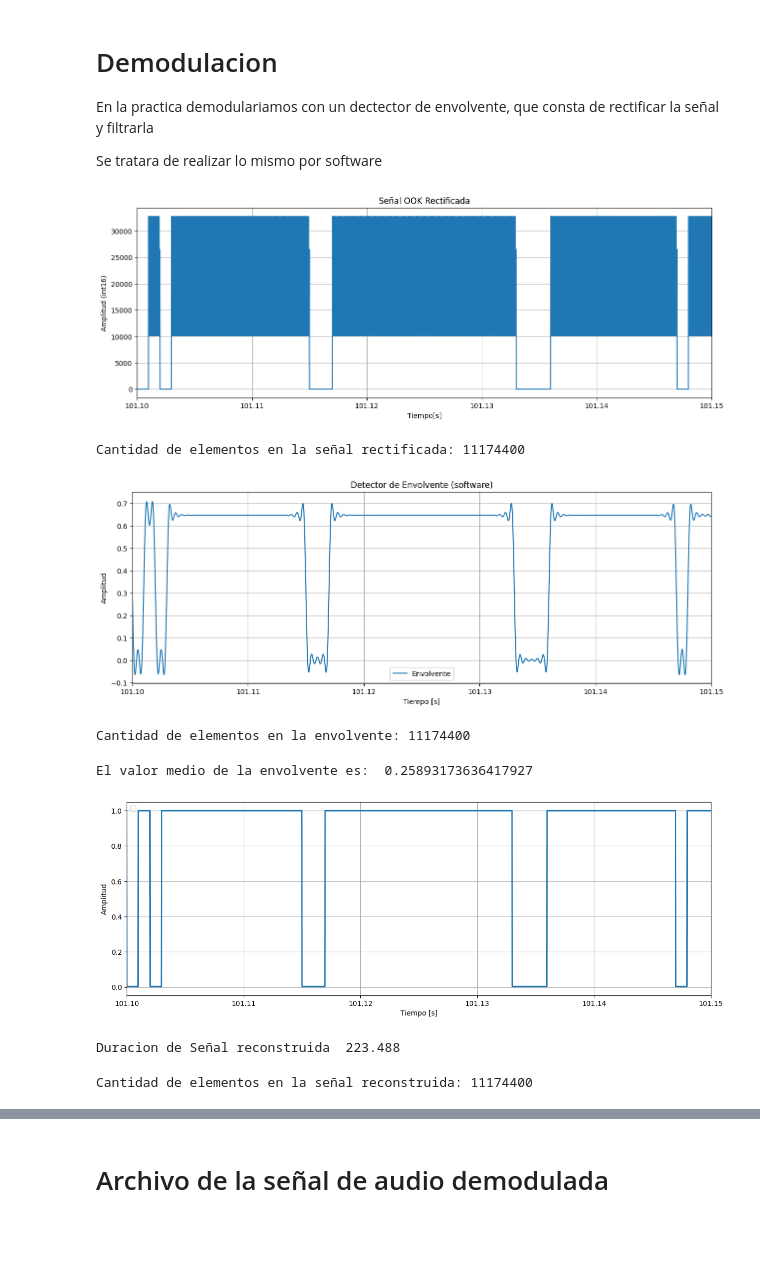
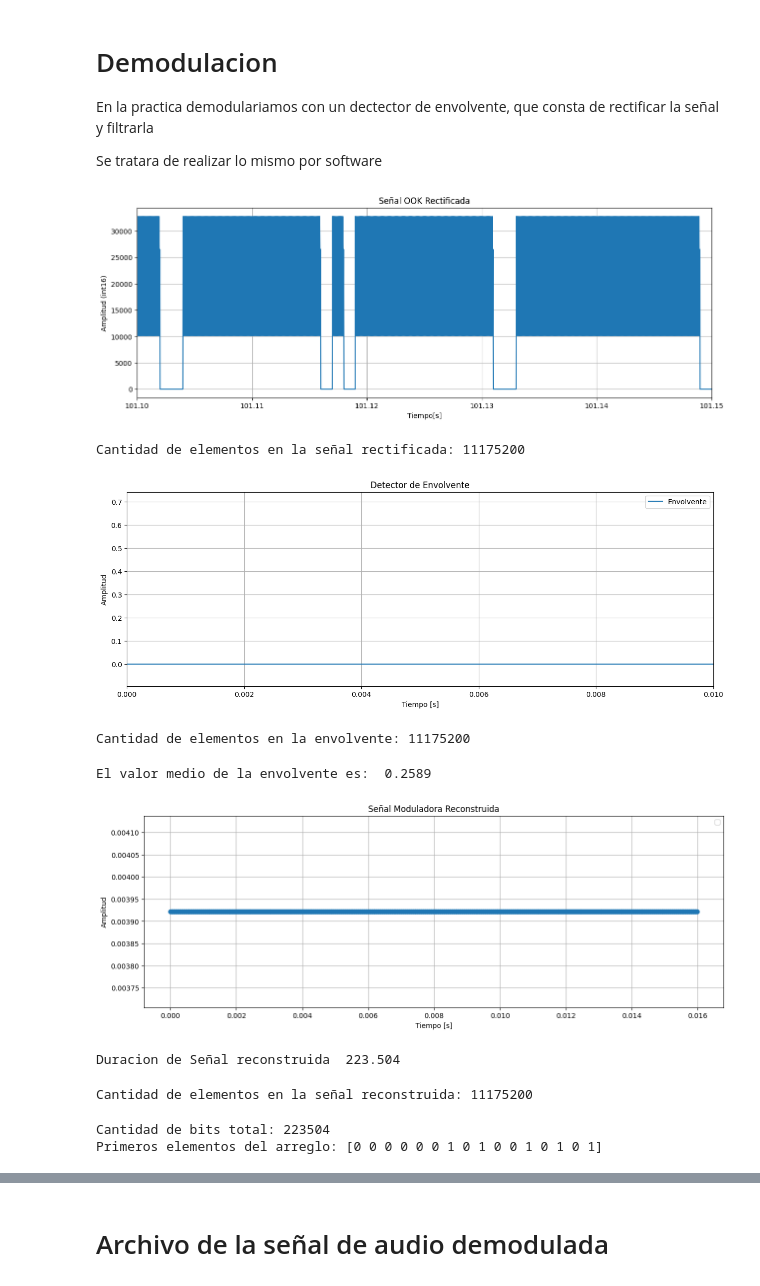
Before and after one commit to UlisesUberti/Proyecto_Seniales_Electricas, a Jupyter notebook: src/Receptor.ipynb, the cells around one changed output, grey strips where cells are left out. Drawn from its saved outputs; the diff is of its cells as text; code cells hidden in the pictures; blank space fills up the shorter version.

```diff
--- a/src/Receptor.ipynb
+++ b/src/Receptor.ipynb
@@ -27,7 +27,7 @@ from scipy.signal import butter, filtfilt
 # Archivo con señal moduladala
 # %%
 # Importamos el archivo con la señal modulada
-ruta = "Senial_OOK_1000.wav"
+ruta = "Senial_OOK_1000_Sincronizada.wav"
 Senial_OOK,t_Senial_OOK = Audio_Grafica(ruta)
 canales,bits,fs,muestras,duracion=Audio_Caracteristicas(ruta)
 print("La cantidad de meustras en la señal modulada debe ser igual que en el transmisor:",muestras)
@@ -44,8 +56,9 @@ En la practica demodulariamos con un dectector de envolvente, que consta de rect
 
 Se tratara de realizar lo mismo por software
 # %%
-# rectificamos la señal
+# Rectificamos la señal
 Senial_OOK_Rectificada = np.abs(Senial_OOK)
+
 #Graficamos la señal rectificada
 plt.figure(figsize=(15,5))
 plt.plot(t_Senial_OOK,Senial_OOK_Rectificada)
@@ -56,21 +69,19 @@ plt.grid(True)
 plt.xlim(101.1,101.15)
 plt.show()
 # %% [output]
-[figure, old version]
+[figure, new version]
 # %%
 print("Cantidad de elementos en la señal rectificada:",len(Senial_OOK_Rectificada))
 # %% [output]
-Cantidad de elementos en la señal rectificada: 11174400
+Cantidad de elementos en la señal rectificada: 11175200
 # %%
-
-# normalizamos
 # convertimos en numeros de punto flotante (signo,exponente,mantisa)
 Senial_OOK_Rectificada = Senial_OOK_Rectificada.astype(np.float16)
 # normalizamos la señal dividiendo en el numero maximo del arreglo
 Senial_OOK_Rectificada /= np.max(Senial_OOK_Rectificada)
 #filtramos (FPB)
-fs = 50000 #[Hz] frecuencia de muestreo de la señal en el transmisor
-fc_audio = 2000 # banda de guarda
+#fs = 50000 #[Hz] frecuencia de muestreo de la señal en el transmisor
+fc_audio = 3000 # banda de guarda
 # filtro del tipo Butterworth de orden 8 y del tipo pasa-bajo
 b,a = butter(N=8,Wn=fc_audio/(fs/2),btype='low')
 envolvente = filtfilt(b,a,Senial_OOK_Rectificada)
@@ -82,44 +93,44 @@ plt.figure(figsize=(15,5))
 plt.plot(t, envolvente, label='Envolvente')
 plt.xlabel("Tiempo [s]")
 plt.ylabel("Amplitud")
-plt.title("Detector de Envolvente (software)")
-plt.xlim(101.1,101.15)
+plt.title("Detector de Envolvente")
+plt.xlim(0,0.01)
 plt.legend()
 plt.grid(True)
 plt.show()
 # %% [output]
-[figure, old version]
+[figure, new version]
 # %%
 print("Cantidad de elementos en la envolvente:",len(envolvente))
 # %% [output]
-Cantidad de elementos en la envolvente: 11174400
+Cantidad de elementos en la envolvente: 11175200
 # %%
 # Determinamos el valor umbral del comparador
 umbral = np.mean(envolvente)
-print("El valor medio de la envolvente es: ",umbral)
+print("El valor medio de la envolvente es: ",np.round(umbral,4))
 # %% [output]
-El valor medio de la envolvente es:  0.25893173636417927
+El valor medio de la envolvente es:  0.2589
 # %%
 # comparador
 senial_reconstruida = (envolvente > umbral).astype(np.uint8)
 senal_digital_audio = (senial_reconstruida * 2 - 1) * 255
 senal_digital_audio = senal_digital_audio.astype(np.int16)
 
 # Graficamos
 t_reconstruida = np.arange(len(senal_digital_audio)) / fs
 plt.figure(figsize=(15,5))
-plt.plot(t_reconstruida, senal_digital_audio/255, linewidth=2)
+plt.plot(t_reconstruida[:800], (senal_digital_audio/255)[:800],'-o', linewidth=1)
 plt.xlabel("Tiempo [s]")
 plt.ylabel("Amplitud")
-plt.xlim(101.1,101.15)
+plt.title("Señal Moduladora Reconstruida")
 plt.legend()
 plt.grid(True)
 plt.show()
-print("Duracion de Señal reconstruida ",len(senal_digital_audio)/50e3)
+print("Duracion de Señal reconstruida ",len(senal_digital_audio)/fs)
 # %% [output]
-[figure, old version]
+[figure, new version]
-Duracion de Señal reconstruida  223.488
+Duracion de Señal reconstruida  223.504
 # %%
 print("Cantidad de elementos en la señal reconstruida:",len(senial_reconstruida))
 # %% [output]
-Cantidad de elementos en la señal reconstruida: 11174400
+Cantidad de elementos en la señal reconstruida: 11175200
@@ -125,0 +145,25 @@ Cantidad de elementos en la señal reconstruida: 11174400
+# %%
+# Recorremos el arreglo para distinguir el conjunto de 1s y 0s
+for i in range(1,len(senial_reconstruida)):
+    if muestra_actual==senial_reconstruida[i]:
+        contador+=1
+        if contador == 50:
+            contador=0
+            #muestra_actual=senial_reconstruida[i]
+            bits_array.append(muestra_actual)
+    else:
+        if contador >= (muestras_por_bit-margen):
+            bits_array.append(muestra_actual)
+            contador=margen
+            muestra_actual=senial_reconstruida[i]
+            #contador=1
+    muestra_actual=senial_reconstruida[i]
+
+#Control del ultimo conjunto de muestras
+if (muestras_por_bit-margen)<= contador <=(muestras_por_bit+margen):
+        bits_array.append(muestra_actual)
+print("Cantidad de bits total:", len(bits_array))
+print("Primeros elementos del arreglo:",np.array(bits_array[20000:20016],dtype=int))
+# %% [output]
+Cantidad de bits total: 223504
+Primeros elementos del arreglo: [0 0 0 0 0 0 1 0 1 0 0 1 0 1 0 1]
```
Also changed, not shown: parts of 21 cells of this notebook, 5 other files.
